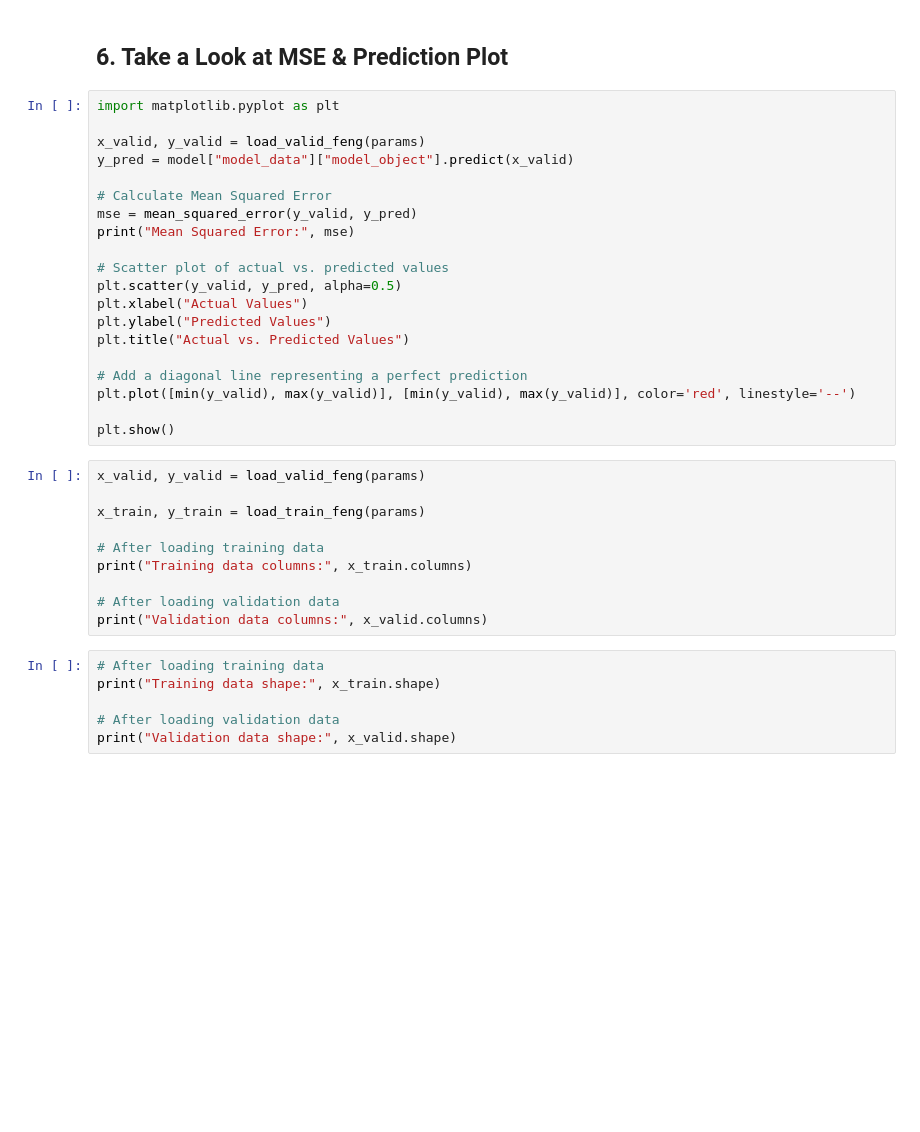
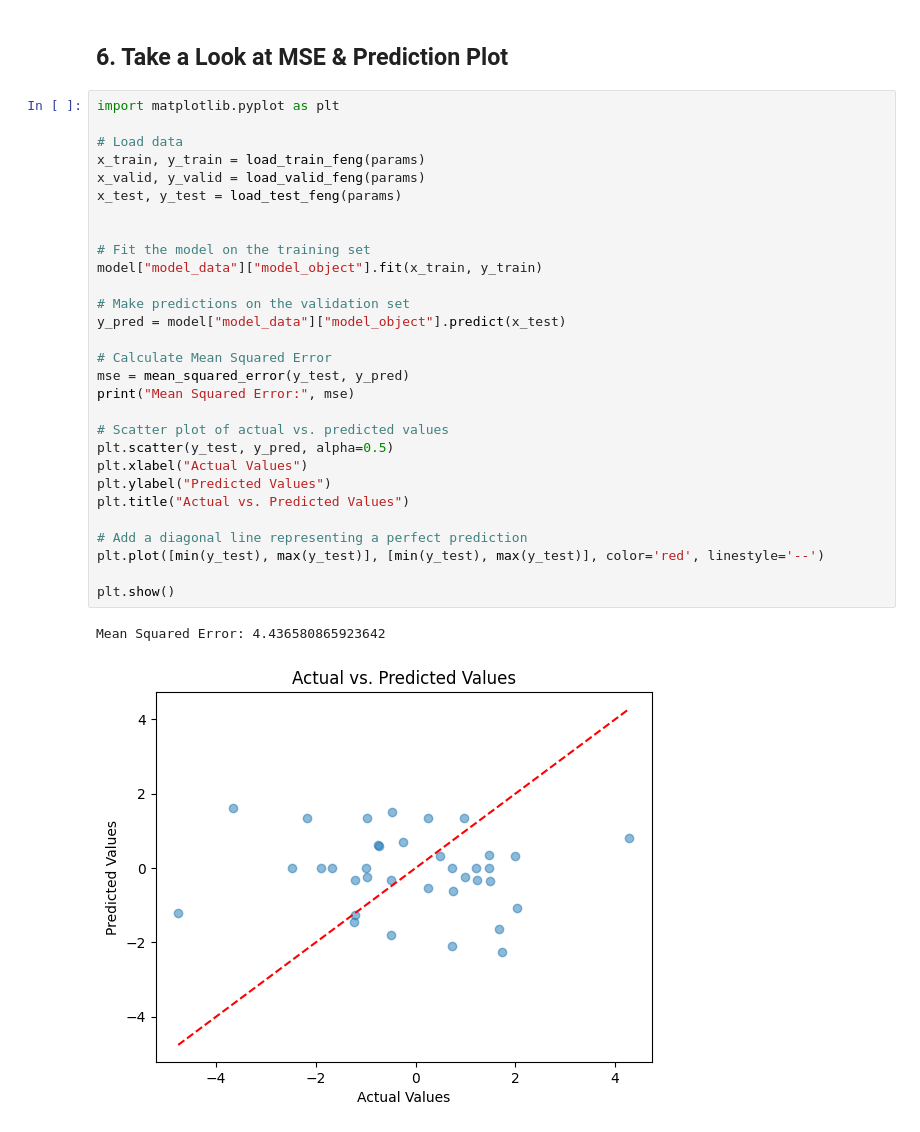
Before and after one commit to tgaufa/stock_prediction_time_series_modelling, a Jupyter notebook: 3. modelling.ipynb, the cells around one changed output. Saved outputs shown, nothing was run; the diff lists cells and outputs as text; blank space fills up the shorter version.

Commit message:
modelling

```diff
--- a/3. modelling.ipynb
+++ b/3. modelling.ipynb
@@ -562,36 +475,32 @@ Traceback (most recent call last):
 # %%
 import matplotlib.pyplot as plt
 
+# Load data
+x_train, y_train = load_train_feng(params)
 x_valid, y_valid = load_valid_feng(params)
-y_pred = model["model_data"]["model_object"].predict(x_valid)
+x_test, y_test = load_test_feng(params)
+
+
+# Fit the model on the training set
+model["model_data"]["model_object"].fit(x_train, y_train)
+
+# Make predictions on the validation set
+y_pred = model["model_data"]["model_object"].predict(x_test)
 
 # Calculate Mean Squared Error
-mse = mean_squared_error(y_valid, y_pred)
+mse = mean_squared_error(y_test, y_pred)
 print("Mean Squared Error:", mse)
 
 # Scatter plot of actual vs. predicted values
-plt.scatter(y_valid, y_pred, alpha=0.5)
+plt.scatter(y_test, y_pred, alpha=0.5)
 plt.xlabel("Actual Values")
 plt.ylabel("Predicted Values")
 plt.title("Actual vs. Predicted Values")
 
 # Add a diagonal line representing a perfect prediction
-plt.plot([min(y_valid), max(y_valid)], [min(y_valid), max(y_valid)], color='red', linestyle='--')
+plt.plot([min(y_test), max(y_test)], [min(y_test), max(y_test)], color='red', linestyle='--')
 
 plt.show()
+# %% [output]
+Mean Squared Error: 4.436580865923642
+[figure, added]
-# %%
-x_valid, y_valid = load_valid_feng(params)
-
-x_train, y_train = load_train_feng(params)
-
-# After loading training data
-print("Training data columns:", x_train.columns)
-
-# After loading validation data
-print("Validation data columns:", x_valid.columns)
-# %%
-# After loading training data
-print("Training data shape:", x_train.shape)
-
-# After loading validation data
-print("Validation data shape:", x_valid.shape)
```
Also changed, not shown: parts of 4 cells of this notebook.
